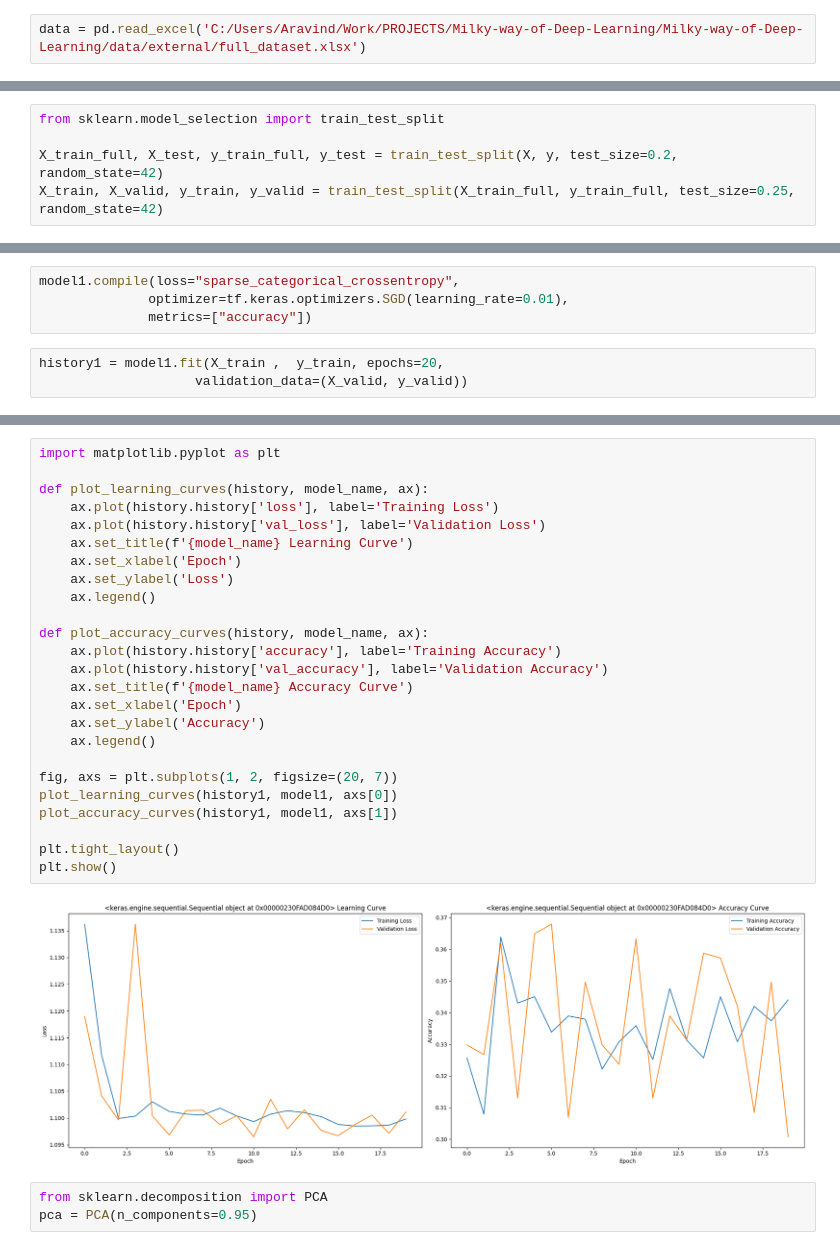
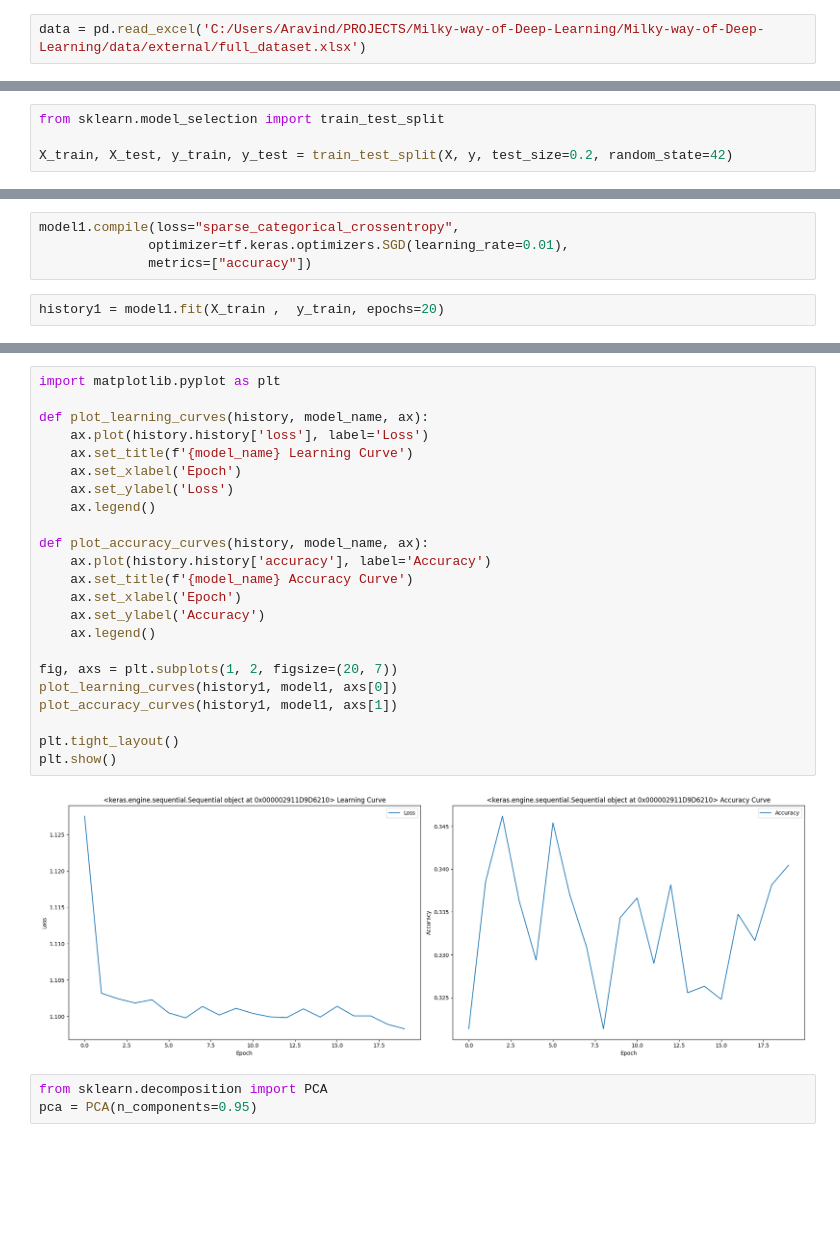
Before and after one commit to avd1729/Milky-way-of-Deep-Learning, a Jupyter notebook: Milky-way-of-Deep-Learning/notebooks/Diet/notebook.ipynb, the cells around one changed output, grey strips where cells are left out. Cells and saved outputs as stored; diff of their text form; blank space fills up the shorter version.

```diff
--- a/Milky-way-of-Deep-Learning/notebooks/Diet/notebook.ipynb
+++ b/Milky-way-of-Deep-Learning/notebooks/Diet/notebook.ipynb
@@ -6,4 +6,4 @@ import numpy as np
 import pandas as pd
 import tensorflow as tf
 # %%
-data = pd.read_excel('C:/Users/Aravind/Work/PROJECTS/Milky-way-of-Deep-Learning/Milky-way-of-Deep-Learning/data/external/full_dataset.xlsx')
+data = pd.read_excel('C:/Users/Aravind/PROJECTS/Milky-way-of-Deep-Learning/Milky-way-of-Deep-Learning/data/external/full_dataset.xlsx')
@@ -70,5 +64,4 @@ y = data['Diet']
 # %%
 from sklearn.model_selection import train_test_split
 
-X_train_full, X_test, y_train_full, y_test = train_test_split(X, y, test_size=0.2, random_state=42)
-X_train, X_valid, y_train, y_valid = train_test_split(X_train_full, y_train_full, test_size=0.25, random_state=42)
+X_train, X_test, y_train, y_test = train_test_split(X, y, test_size=0.2, random_state=42)
@@ -93,7 +78,6 @@ model1.compile(loss="sparse_categorical_crossentropy",
               optimizer=tf.keras.optimizers.SGD(learning_rate=0.01),
               metrics=["accuracy"])
 # %%
-history1 = model1.fit(X_train ,  y_train, epochs=20,
-                    validation_data=(X_valid, y_valid))
+history1 = model1.fit(X_train ,  y_train, epochs=20)
 # %% [output]
 Epoch 1/20
@@ -122,30 +106,28 @@ Test Accuracy : 34.0458 %
 # %%
 import matplotlib.pyplot as plt
 
 def plot_learning_curves(history, model_name, ax):
-    ax.plot(history.history['loss'], label='Training Loss')
-    ax.plot(history.history['val_loss'], label='Validation Loss')
+    ax.plot(history.history['loss'], label='Loss')
     ax.set_title(f'{model_name} Learning Curve')
     ax.set_xlabel('Epoch')
     ax.set_ylabel('Loss')
     ax.legend()
 
 def plot_accuracy_curves(history, model_name, ax):
-    ax.plot(history.history['accuracy'], label='Training Accuracy')
-    ax.plot(history.history['val_accuracy'], label='Validation Accuracy')
+    ax.plot(history.history['accuracy'], label='Accuracy')
     ax.set_title(f'{model_name} Accuracy Curve')
     ax.set_xlabel('Epoch')
     ax.set_ylabel('Accuracy')
     ax.legend()
 
 fig, axs = plt.subplots(1, 2, figsize=(20, 7))
 plot_learning_curves(history1, model1, axs[0])
 plot_accuracy_curves(history1, model1, axs[1])
 
 plt.tight_layout()
 plt.show()
 # %% [output]
-[figure, old version]
+[figure, new version]
 # %%
 from sklearn.decomposition import PCA
 pca = PCA(n_components=0.95)
```
Also changed, not shown: parts of 46 cells of this notebook.
